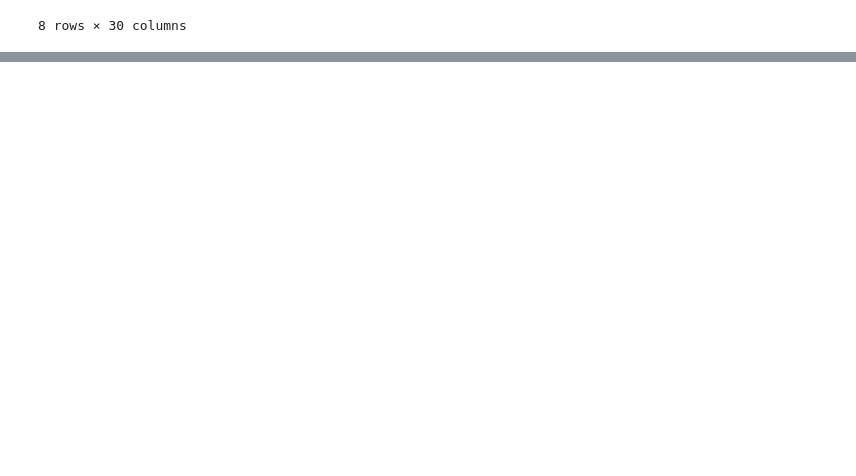
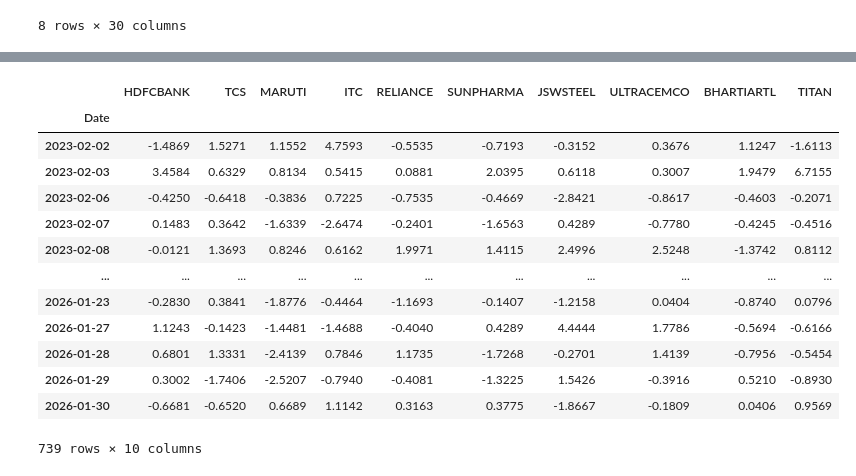
Before and after one commit to Siddhesh1kamble/DA6701-Assignments, a Jupyter notebook: Assignment_1/assignment1.ipynb, the cells around one changed output, grey strips where cells are left out. Saved outputs shown, nothing was run; the diff lists cells and outputs as text; code cells hidden in the pictures; blank space fills up the shorter version.

Commit message:
Beta Calculation
Calculated Beta(sector-wise) and selected least beta in each sector(for 10 stocks)

```diff
--- a/Assignment_1/assignment1.ipynb
+++ b/Assignment_1/assignment1.ipynb
@@ -37,0 +56,39 @@ df_sectors = df_sectors.set_index('Asset')
+# %%
+# Calculating Beta for each stock relative to its sector average(Whole market would be irrelavant, hence sector wise)
+results = []
+categories = sectors['Category'].unique()
+
+for category in categories:
+    stocks_in_category = sectors[sectors['Category'] == category].index.tolist()
+
+    sector_market_returns = daily_returns[stocks_in_category].mean(axis=1)
+    sector_market_std = sector_market_returns.std()
+
+    min_beta = float('inf')
+    min_beta_stock = None
+
+    for stock in stocks_in_category:
+        stock_returns = daily_returns[stock]
+
+        # Correlation between stock and market
+        correlation = stock_returns.corr(sector_market_returns)
+        stock_std = stock_returns.std()
+
+        # Beta = rho(market,stock)*std(stock)/std(market)
+        if sector_market_std == 0:
+            beta = np.nan
+        else:
+            beta = (correlation * stock_std) / sector_market_std
+
+        if beta < min_beta:
+            min_beta = beta
+            min_beta_stock = stock
+
+    results.append({
+        'Category': category,
+        'Stock': min_beta_stock,
+        'Minimum Beta': min_beta
+    })
+# %%
+min_beta_df = pd.DataFrame(results)
+min_beta_df
@@ -37,0 +107,19 @@ df_sectors = df_sectors.set_index('Asset')
+# %%
+selected_stocks = min_beta_df['Stock'].unique().tolist()
+selected_stocks_df = daily_returns[selected_stocks]
+selected_stocks_df
+# %% [output]
+|  | HDFCBANK | TCS | MARUTI | ITC | RELIANCE | SUNPHARMA | JSWSTEEL | ULTRACEMCO | BHARTIARTL | TITAN |
+| Date |  |  |  |  |  |  |  |  |  |  |
+| 2023-02-02 | -1.4869 | 1.5271 | 1.1552 | 4.7593 | -0.5535 | -0.7193 | -0.3152 | 0.3676 | 1.1247 | -1.6113 |
+| 2023-02-03 | 3.4584 | 0.6329 | 0.8134 | 0.5415 | 0.0881 | 2.0395 | 0.6118 | 0.3007 | 1.9479 | 6.7155 |
+| 2023-02-06 | -0.4250 | -0.6418 | -0.3836 | 0.7225 | -0.7535 | -0.4669 | -2.8421 | -0.8617 | -0.4603 | -0.2071 |
+| 2023-02-07 | 0.1483 | 0.3642 | -1.6339 | -2.6474 | -0.2401 | -1.6563 | 0.4289 | -0.7780 | -0.4245 | -0.4516 |
+| 2023-02-08 | -0.0121 | 1.3693 | 0.8246 | 0.6162 | 1.9971 | 1.4115 | 2.4996 | 2.5248 | -1.3742 | 0.8112 |
+| ... | ... | ... | ... | ... | ... | ... | ... | ... | ... | ... |
+| 2026-01-23 | -0.2830 | 0.3841 | -1.8776 | -0.4464 | -1.1693 | -0.1407 | -1.2158 | 0.0404 | -0.8740 | 0.0796 |
+| 2026-01-27 | 1.1243 | -0.1423 | -1.4481 | -1.4688 | -0.4040 | 0.4289 | 4.4444 | 1.7786 | -0.5694 | -0.6166 |
+| 2026-01-28 | 0.6801 | 1.3331 | -2.4139 | 0.7846 | 1.1735 | -1.7268 | -0.2701 | 1.4139 | -0.7956 | -0.5454 |
+| 2026-01-29 | 0.3002 | -1.7406 | -2.5207 | -0.7940 | -0.4081 | -1.3225 | 1.5426 | -0.3916 | 0.5210 | -0.8930 |
+| 2026-01-30 | -0.6681 | -0.6520 | 0.6689 | 1.1142 | 0.3163 | 0.3775 | -1.8667 | -0.1809 | 0.0406 | 0.9569 |
+739 rows × 10 columns
```
Also changed, not shown: parts of 8 cells of this notebook.
